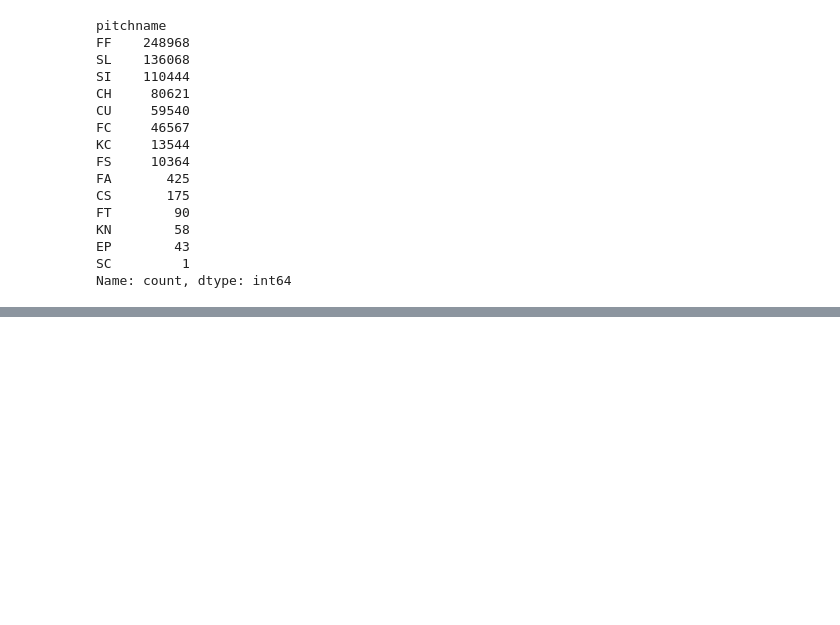
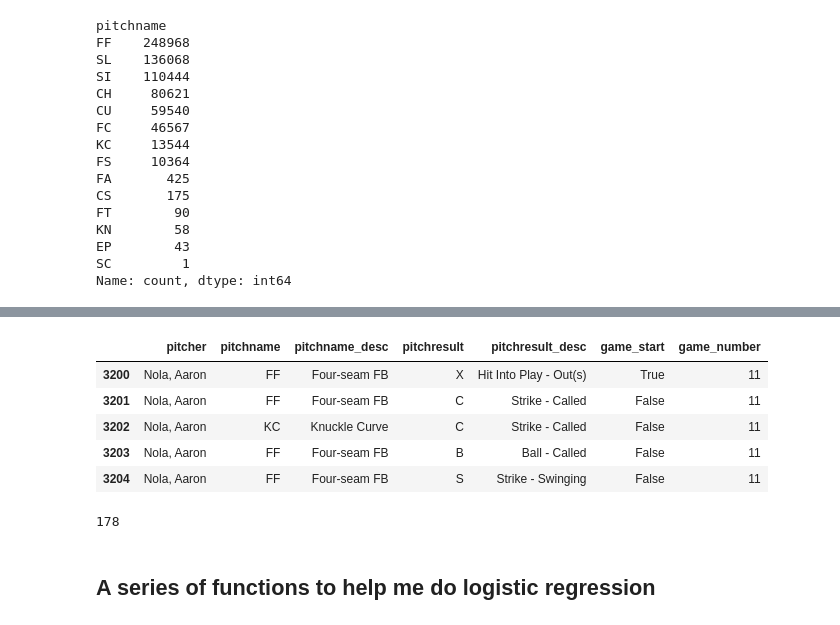
Before and after one commit to NathanG1en/baseball-research, a Jupyter notebook: Focused Visualizations.ipynb, the cells around one changed output, grey strips where cells are left out. Saved outputs shown, nothing was run; the diff lists cells and outputs as text; code cells hidden in the pictures; blank space fills up the shorter version.

```diff
--- a/Focused Visualizations.ipynb
+++ b/Focused Visualizations.ipynb
@@ -144,0 +169,9 @@ Name: count, dtype: int64
+# %%
+grouped_baseball_df.head()
+# %% [output]
+|  | pitcher | pitchname | pitchname_desc | pitchresult | pitchresult_desc | game_start | game_number |
+| 3200 | Nola, Aaron | FF | Four-seam FB | X | Hit Into Play - Out(s) | True | 11 |
+| 3201 | Nola, Aaron | FF | Four-seam FB | C | Strike - Called | False | 11 |
+| 3202 | Nola, Aaron | KC | Knuckle Curve | C | Strike - Called | False | 11 |
+| 3203 | Nola, Aaron | FF | Four-seam FB | B | Ball - Called | False | 11 |
+| 3204 | Nola, Aaron | FF | Four-seam FB | S | Strike - Swinging | False | 11 |
@@ -144,0 +181,13 @@ Name: count, dtype: int64
+# %%
+# Filter the dataframe for game_number 11
+game_eleven = grouped_baseball_df[grouped_baseball_df["game_number"] == num].copy()
+
+# Compare each pitchname with the previous one to detect changes
+pitch_change_count = (game_eleven["pitchname"] != game_eleven["pitchname"].shift(1)).sum()
+
+# Display the result
+pitch_change_count
+# %% [output]
+178
+# %% [markdown]
+## A series of functions to help me do logistic regression
```
Also changed, not shown: parts of 18 cells of this notebook, 1 other file.
